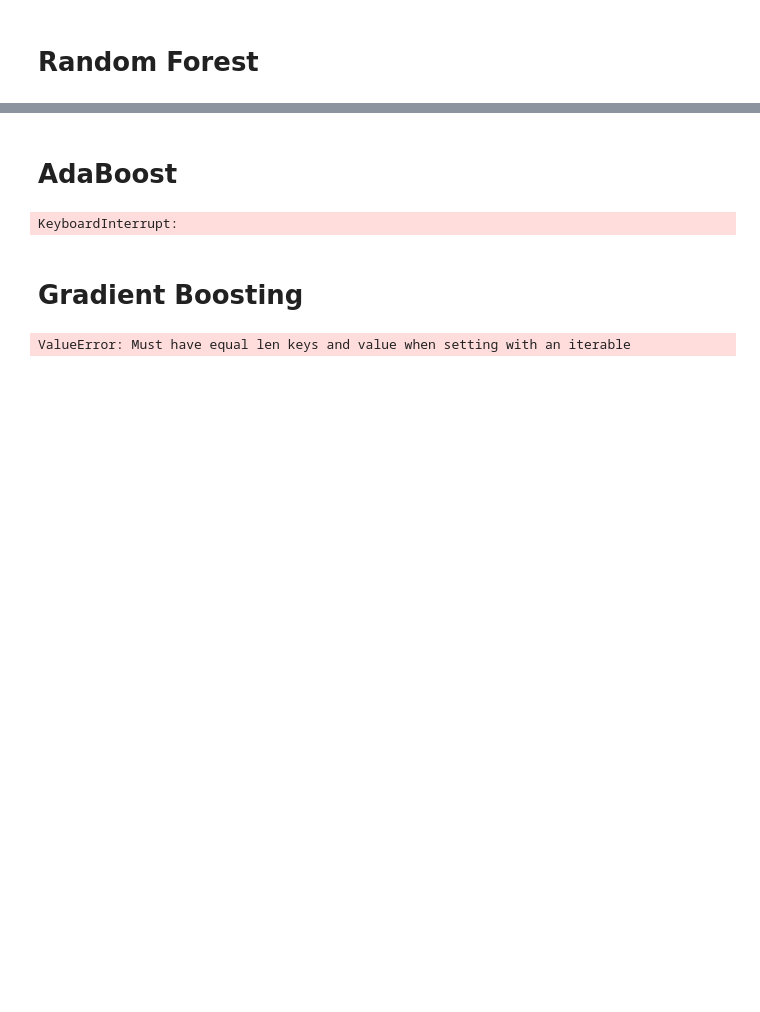
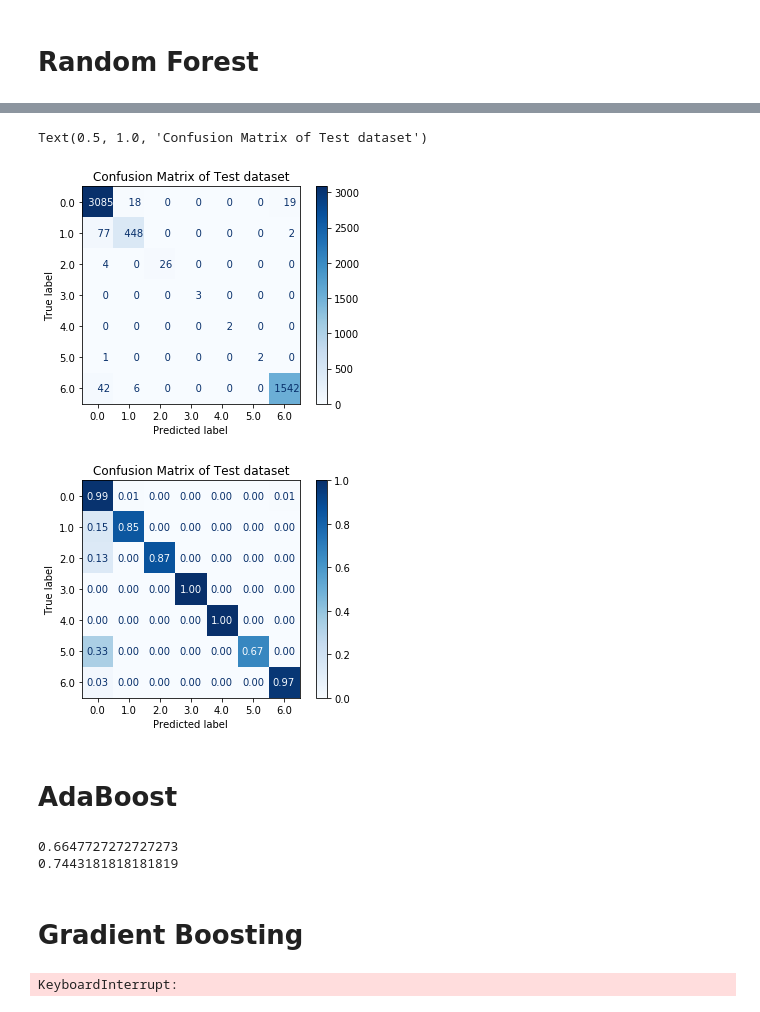
Before and after one commit to trung-hn/antibiotic-resistance-prediction, a Jupyter notebook: Trees_Classifier_TRUNG.ipynb, the cells around one changed output, grey strips where cells are left out. Drawn from its saved outputs; the diff is of its cells as text; code cells hidden in the pictures; blank space fills up the shorter version.

```diff
--- a/Trees_Classifier_TRUNG.ipynb
+++ b/Trees_Classifier_TRUNG.ipynb
@@ -68,20 +175,45 @@ DecisionTreeRegressor
+# %%
+# Confusion matrix
+disp = plot_confusion_matrix(clf, X, y, cmap=plt.cm.Blues,normalize=None,
+                            labels="0.0 1.0 2.0 3.0 4.0 5.0 6.0".split(),
+                            values_format='6')
+disp.ax_.set_title("Confusion Matrix of Test dataset")
+# disp.confusion_matrix
+
+disp = plot_confusion_matrix(clf, X, y, cmap=plt.cm.Blues,normalize="true",
+                            labels="0.0 1.0 2.0 3.0 4.0 5.0 6.0".split(),
+                            values_format='.2f')
+disp.ax_.set_title("Confusion Matrix of Test dataset")
+# %% [output]
+Text(0.5, 1.0, 'Confusion Matrix of Test dataset')
+[figure, added]
+[figure, added]
 # %% [markdown]
 # AdaBoost
 # %%
 clf = ensemble.AdaBoostClassifier(n_estimators=100)
 clf.fit(X_train, y_train)
 y_pred = clf.predict(X_test)
-accuracy_score(y_test, y_pred)
+# Prediction
+score = accuracy_score(y_test, y_pred)
+print(score)
+score += accuracy_score(y_test_up, y_pred)
+score += accuracy_score(y_test_down, y_pred)
+print(score)
 # %% [output]
-KeyboardInterrupt:
+0.6647727272727273
+0.7443181818181819
 # %% [markdown]
 # Gradient Boosting
 # %%
 clf = ensemble.GradientBoostingClassifier(n_estimators=100)
 clf.fit(X_train, y_train)
 y_pred = clf.predict(X_test)
-accuracy_score(y_test, [y_pred-1, y_pred+1])
+# Prediction
+score = accuracy_score(y_test, y_pred)
+print(score)
+score += accuracy_score(y_test_up, y_pred)
+score += accuracy_score(y_test_down, y_pred)
+print(score)
+# %% [output]
+KeyboardInterrupt:
-# %%
-df.iloc[:,1] =
-# %% [output]
-ValueError: Must have equal len keys and value when setting with an iterable
```
Also changed, not shown: parts of 21 cells of this notebook.
